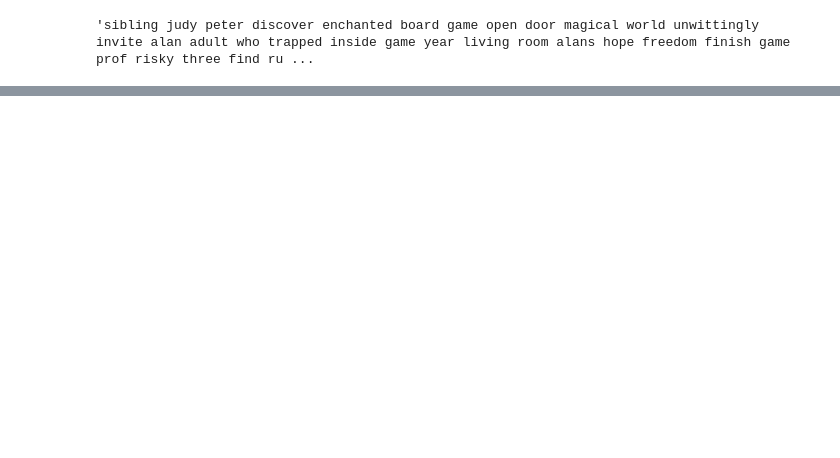
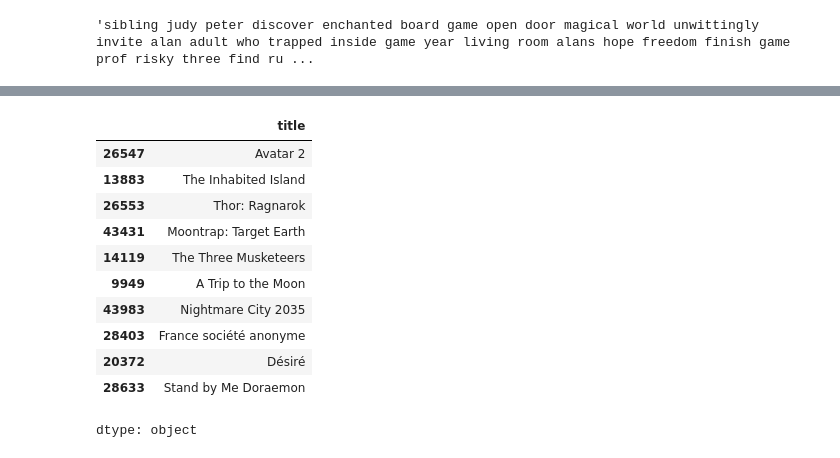
Before and after one commit to SATYA012904/movie-recommended-system-nlp, a Jupyter notebook: Movie_Recommended.ipynb, the cells around one changed output, grey strips where cells are left out. Saved outputs shown, nothing was run; the diff lists cells and outputs as text; code cells hidden in the pictures; blank space fills up the shorter version.

```diff
--- a/Movie_Recommended.ipynb
+++ b/Movie_Recommended.ipynb
@@ -173,0 +199,4 @@ df['tags'][1]
+# %%
+tfidf=TfidfVectorizer(max_features=50000,ngram_range=(1,2),stop_words='english')
+# %%
+tfidf_matrix=tfidf.fit_transform(df['tags'])
@@ -173,0 +210,24 @@ df['tags'][1]
+# %%
+def recommend(title,n=10):
+  if title not in indices:
+    return ['Movie not found']
+
+  idx=indices[title]
+  sim_score=cosine_similarity(tfidf_matrix[idx],tfidf_matrix).flatten()
+  similar_idx=sim_score.argsort()[::-1][1:n+1]
+  return df['title'].iloc[similar_idx]
+# %%
+recommend('Avatar')
+# %% [output]
+|  | title |
+| 26547 | Avatar 2 |
+| 13883 | The Inhabited Island |
+| 26553 | Thor: Ragnarok |
+| 43431 | Moontrap: Target Earth |
+| 14119 | The Three Musketeers |
+| 9949 | A Trip to the Moon |
+| 43983 | Nightmare City 2035 |
+| 28403 | France société anonyme |
+| 20372 | Désiré |
+| 28633 | Stand by Me Doraemon |
+dtype: object
```
Also changed, not shown: parts of 8 cells of this notebook.
